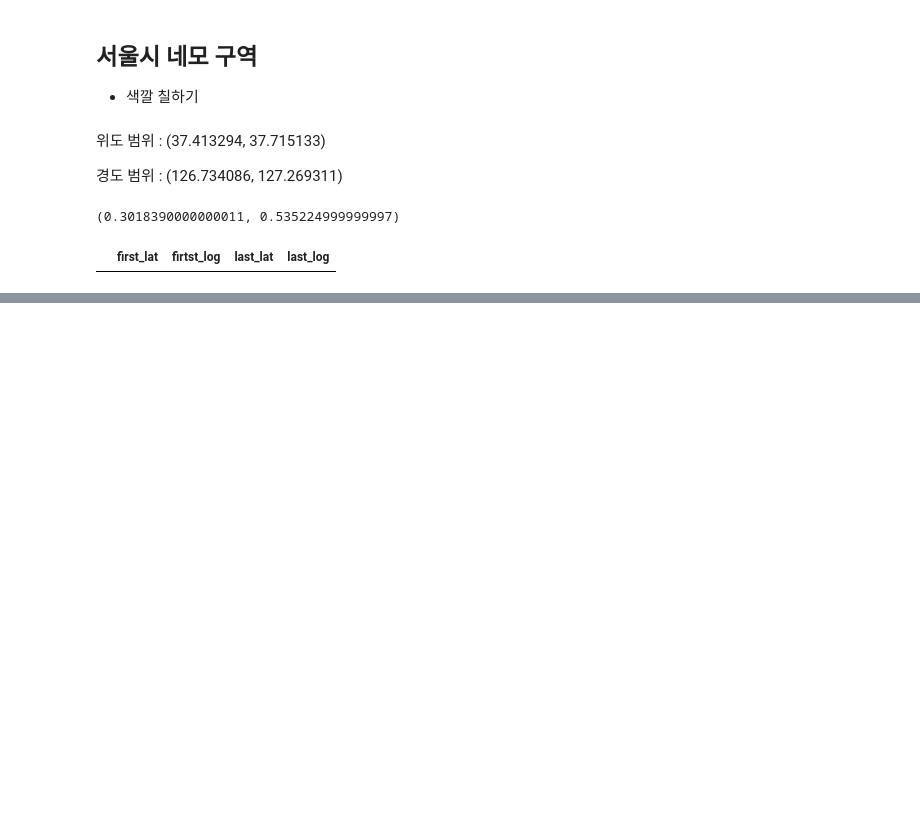
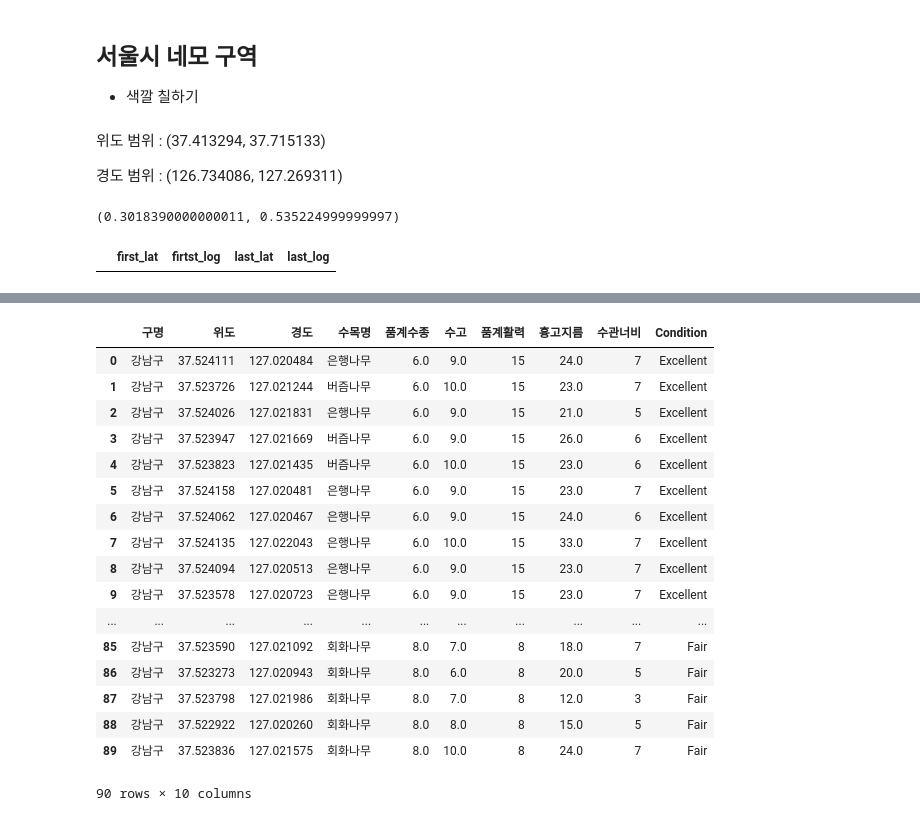
Before and after one commit to BaeYoungHwan/Tree, a Jupyter notebook: Code/Back-End/Project_Location.ipynb, the cells around one changed output, grey strips where cells are left out. Drawn from its saved outputs; the diff is of its cells as text; code cells hidden in the pictures; blank space fills up the shorter version.

```diff
--- a/Code/Back-End/Project_Location.ipynb
+++ b/Code/Back-End/Project_Location.ipynb
@@ -176,0 +281,2 @@ def Division_zone(n,m):
+# %%
+a = Division_zone(2,3)
@@ -192,0 +320,2 @@ Division_zone(4,3).T
+# %%
+tree = pd.read_csv("./raw_data/total_tree.csv", encoding="cp949", engine="python")
@@ -192,0 +333,9 @@ Division_zone(4,3).T
+# %%
+def Tree_separate(first_lat, first_log, last_lat, last_log, treeset):
+    DF = pd.DataFrame(columns=treeset.columns)
+    a = 0
+    for i in treeset.iterrows():
+        if (first_lat < i[1][1] < last_lat) & (first_log < i[1][2] < last_log):
+            DF.loc[a] = i[1]
+            a += 1
+    return DF
@@ -192,0 +367,4 @@ Division_zone(4,3).T
+# %%
+%%time
+Tree_separate(37.522895, 127.020205, 37.524291, 127.022333, tree)
+# %% [output]
@@ -192,0 +372,18 @@ Division_zone(4,3).T
+|  | 구명 | 위도 | 경도 | 수목명 | 품계수종 | 수고 | 품계활력 | 흉고지름 | 수관너비 | Condition |
+| 0 | 강남구 | 37.524111 | 127.020484 | 은행나무 | 6.0 | 9.0 | 15 | 24.0 | 7 | Excellent |
+| 1 | 강남구 | 37.523726 | 127.021244 | 버즘나무 | 6.0 | 10.0 | 15 | 23.0 | 7 | Excellent |
+| 2 | 강남구 | 37.524026 | 127.021831 | 은행나무 | 6.0 | 9.0 | 15 | 21.0 | 5 | Excellent |
+| 3 | 강남구 | 37.523947 | 127.021669 | 버즘나무 | 6.0 | 9.0 | 15 | 26.0 | 6 | Excellent |
+| 4 | 강남구 | 37.523823 | 127.021435 | 버즘나무 | 6.0 | 10.0 | 15 | 23.0 | 6 | Excellent |
+| 5 | 강남구 | 37.524158 | 127.020481 | 은행나무 | 6.0 | 9.0 | 15 | 23.0 | 7 | Excellent |
+| 6 | 강남구 | 37.524062 | 127.020467 | 은행나무 | 6.0 | 9.0 | 15 | 24.0 | 6 | Excellent |
+| 7 | 강남구 | 37.524135 | 127.022043 | 은행나무 | 6.0 | 10.0 | 15 | 33.0 | 7 | Excellent |
+| 8 | 강남구 | 37.524094 | 127.020513 | 은행나무 | 6.0 | 9.0 | 15 | 23.0 | 7 | Excellent |
+| 9 | 강남구 | 37.523578 | 127.020723 | 은행나무 | 6.0 | 9.0 | 15 | 23.0 | 7 | Excellent |
+| ... | ... | ... | ... | ... | ... | ... | ... | ... | ... | ... |
+| 85 | 강남구 | 37.523590 | 127.021092 | 회화나무 | 8.0 | 7.0 | 8 | 18.0 | 7 | Fair |
+| 86 | 강남구 | 37.523273 | 127.020943 | 회화나무 | 8.0 | 6.0 | 8 | 20.0 | 5 | Fair |
+| 87 | 강남구 | 37.523798 | 127.021986 | 회화나무 | 8.0 | 7.0 | 8 | 12.0 | 3 | Fair |
+| 88 | 강남구 | 37.522922 | 127.020260 | 회화나무 | 8.0 | 8.0 | 8 | 15.0 | 5 | Fair |
+| 89 | 강남구 | 37.523836 | 127.021575 | 회화나무 | 8.0 | 10.0 | 8 | 24.0 | 7 | Fair |
+90 rows × 10 columns
```
Also changed, not shown: parts of 33 cells of this notebook.
